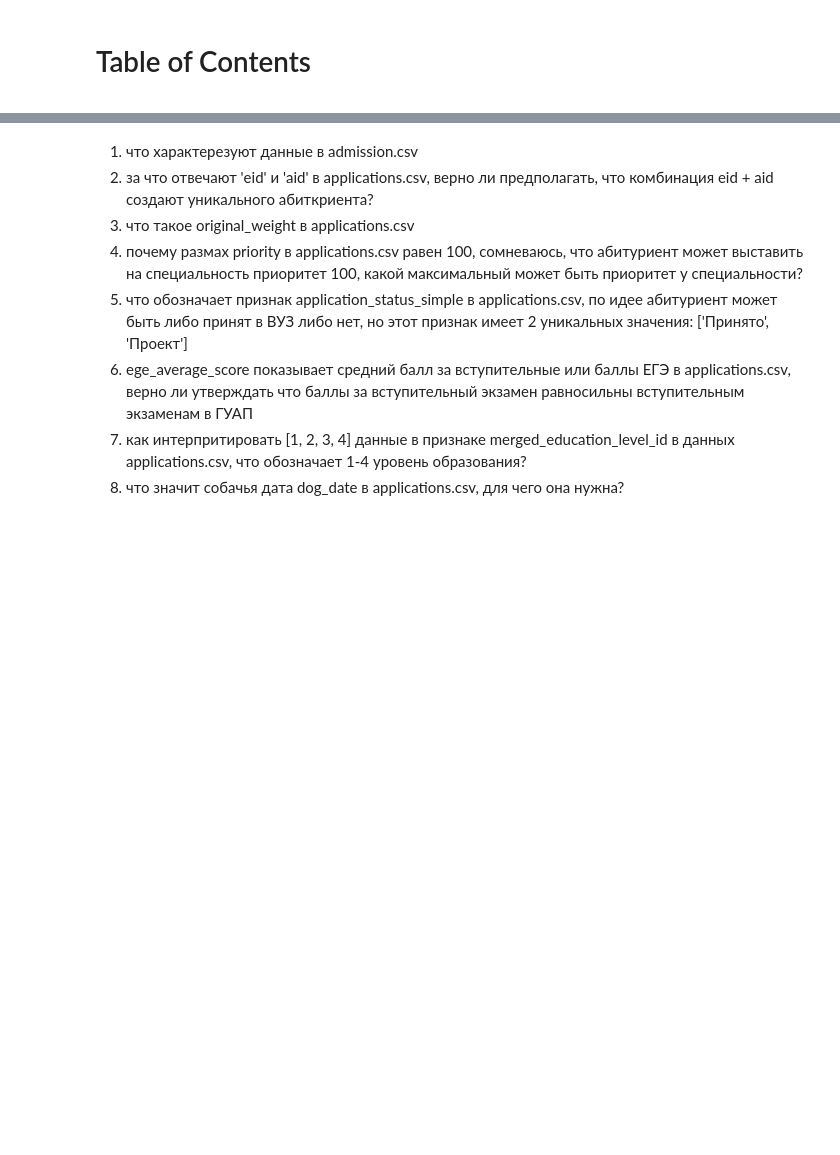
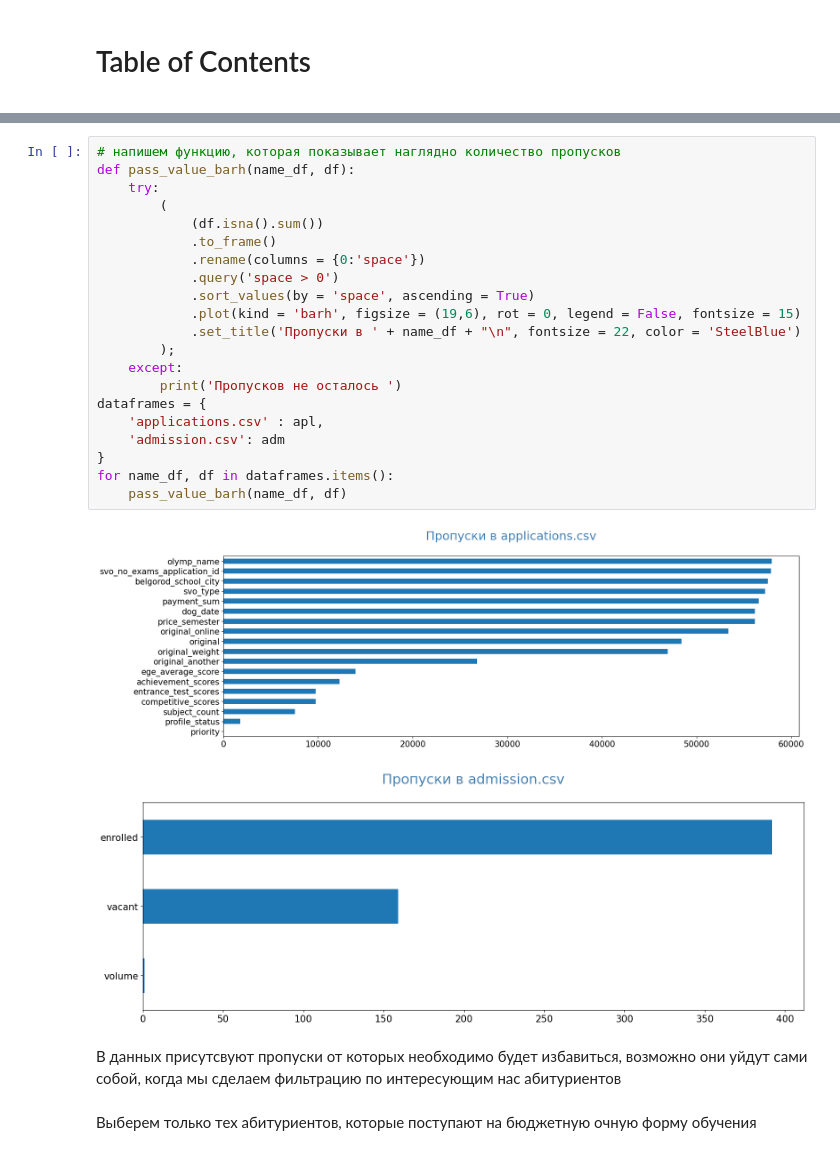
Before and after one commit to KilArtur/budget_places_forecast, a Jupyter notebook: Untitled10.ipynb, the cells around one changed output, grey strips where cells are left out. Drawn from its saved outputs; the diff is of its cells as text; blank space fills up the shorter version.

```diff
--- a/Untitled10.ipynb
+++ b/Untitled10.ipynb
@@ -105,9 +73,28 @@ adm
-# %% [markdown]
-1) что характерезуют данные в admission.csv
-2) за что отвечают 'eid' и 'aid' в applications.csv, верно ли предполагать, что комбинация eid + aid создают уникального абиткриента?
-3) что такое original_weight в applications.csv
-4) почему размах priority в applications.csv равен 100, сомневаюсь, что абитуриент может выставить на специальность приоритет 100, какой максимальный может быть приоритет у специальности?
-5) что обозначает признак application_status_simple в applications.csv, по идее абитуриент может быть либо принят в ВУЗ либо нет, но этот признак имеет 2 уникальных значения: ['Принято', 'Проект']
-6) ege_average_score показывает средний балл за вступительные или баллы ЕГЭ в applications.csv, верно ли утверждать что баллы за вступительный экзамен равносильны вступительным экзаменам в ГУАП
-7) как интерпритировать [1, 2, 3, 4] данные в признаке merged_education_level_id в данных applications.csv, что обозначает 1-4 уровень образования?
-8) что значит собачья дата dog_date в applications.csv, для чего она нужна?
+# %%
+# напишем функцию, которая показывает наглядно количество пропусков
+def pass_value_barh(name_df, df):
+    try:
+        (
+            (df.isna().sum())
+            .to_frame()
+            .rename(columns = {0:'space'})
+            .query('space > 0')
+            .sort_values(by = 'space', ascending = True)
+            .plot(kind = 'barh', figsize = (19,6), rot = 0, legend = False, fontsize = 15)
+            .set_title('Пропуски в ' + name_df + "\n", fontsize = 22, color = 'SteelBlue')
+        );
+    except:
+        print('Пропусков не осталось ')
+dataframes = {
+    'applications.csv' : apl,
+    'admission.csv': adm
+}
+for name_df, df in dataframes.items():
+    pass_value_barh(name_df, df)
+# %% [output]
+[figure, added]
+[figure, added]
+# %% [markdown]
+В данных присутсвуют пропуски от которых необходимо будет избавиться, возможно они уйдут сами собой, когда мы сделаем фильтрацию по интересующим нас абитуриентов
+# %% [markdown]
+Выберем только тех абитуриентов, которые поступают на бюджетную очную форму обучения
```
Also changed, not shown: parts of 18 cells of this notebook.
